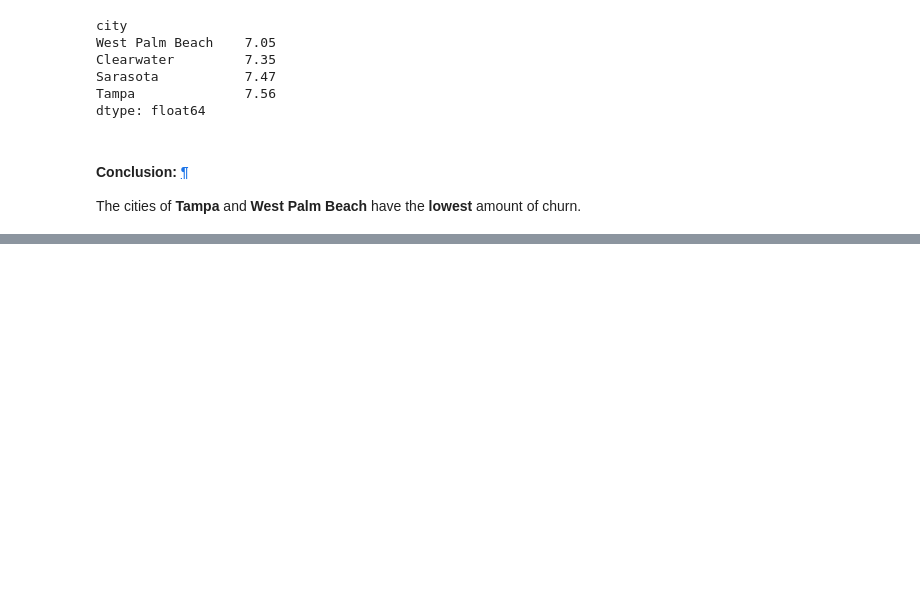
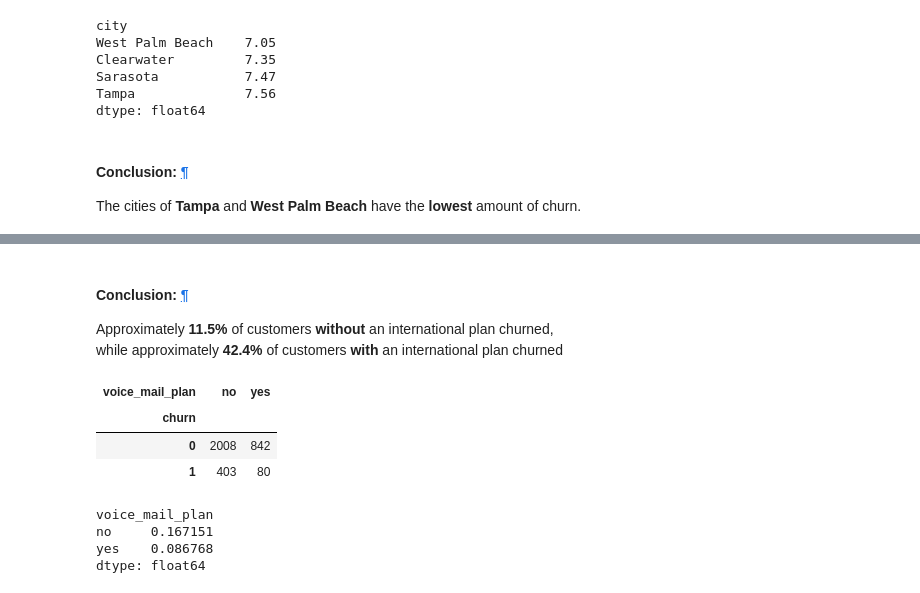
Before and after one commit to Dabbeljuh/Data-Analyst---Analyse-der-Kundenabwanderung, a Jupyter notebook: Analyse_der_Kundenabwanderung.ipynb, the cells around one changed output, grey strips where cells are left out. Saved outputs shown, nothing was run; the diff lists cells and outputs as text; code cells hidden in the pictures; blank space fills up the shorter version.

```diff
--- a/Analyse_der_Kundenabwanderung.ipynb
+++ b/Analyse_der_Kundenabwanderung.ipynb
@@ -791,0 +820,23 @@ The cities of <b>Tampa</b> and <b>West Palm Beach</b> have the <b>lowest</b> amo
+# %% [markdown]
+<h4 id="-Conclusion:-"> Conclusion: <a target="_self" href="#-Conclusion:-" class="jp-InternalAnchorLink">¶</a></h4>
+Approximately <b>11.5%</b> of customers <b>without</b> an international plan churned,<br>
+while approximately <b>42.4%</b> of customers <b>with</b> an international plan churned
+
+</div>
+# %%
+# voice_mail_plan
+display( pd.crosstab(df['churn'], df['voice_mail_plan']) )
+crosstab = pd.crosstab(df['churn'], df['voice_mail_plan'])
+
+# percentage of the customers who churn with a voice_mail_plan
+churn_rate = crosstab.loc[1] / crosstab.sum()
+print(churn_rate)
+# %% [output]
+| voice_mail_plan | no | yes |
+| churn |  |  |
+| 0 | 2008 | 842 |
+| 1 | 403 | 80 |
+voice_mail_plan
+no     0.167151
+yes    0.086768
+dtype: float64
```
Also changed, not shown: parts of 22 cells of this notebook.
